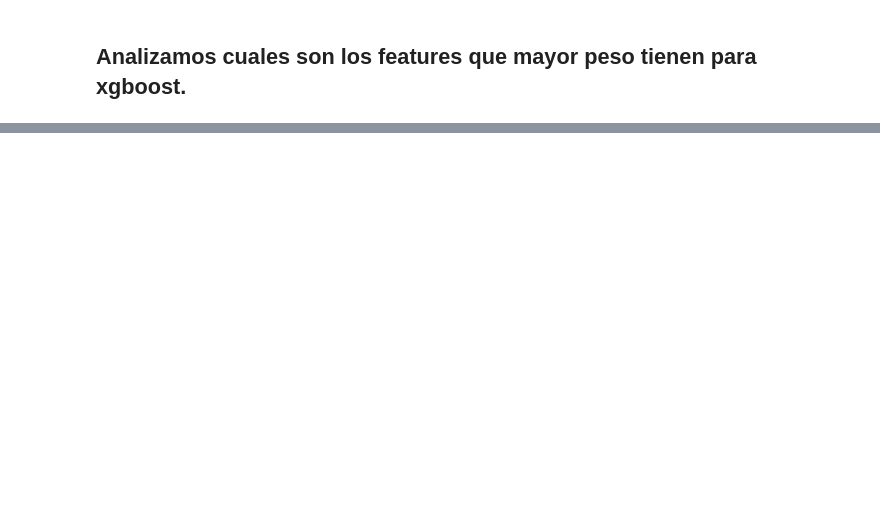
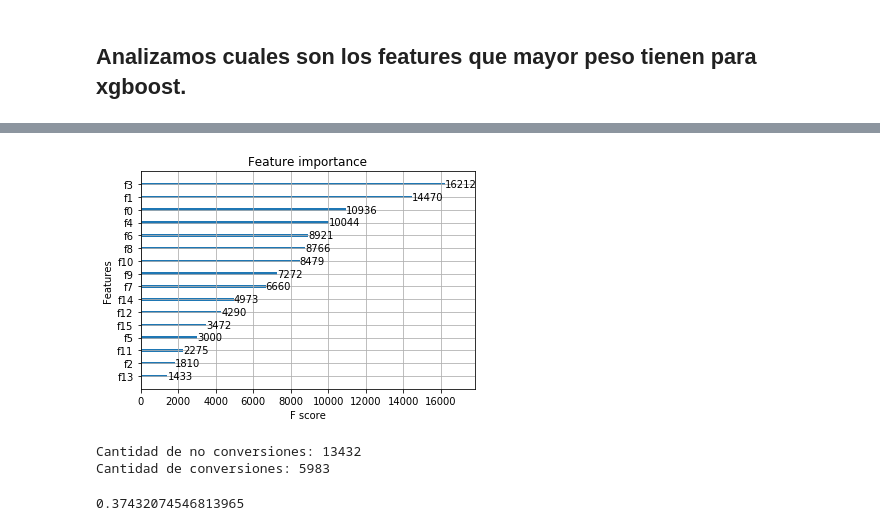
Before and after one commit to gabyrobles93/7506-TP2-MachineLearning, a Jupyter notebook: notebooks/final_model.ipynb, the cells around one changed output, grey strips where cells are left out. Cells and saved outputs as stored; diff of their text form; code cells hidden in the pictures; blank space fills up the shorter version.

```diff
--- a/notebooks/final_model.ipynb
+++ b/notebooks/final_model.ipynb
@@ -66,5 +70,5 @@ Name: label, dtype: int64
 # %%
-r_training_set = training_set.drop(training_set[training_set.label.eq(0)].sample(17500).index)
+r_training_set = training_set.drop(training_set[training_set.label.eq(0)].sample(17454).index)
 r_training_set['label'].value_counts()
 # %% [output]
 1    980
@@ -232,13 +261,14 @@ for mean, stdev, param in zip(means, stds, params):
 # %%
 xgboost = xgb.XGBClassifier(learning_rate = 0.001,\
                             n_estimators= 2000,\
-                            max_depth= 4,\
+                            max_depth= 10,\
                             min_child_weight= 2,\
-                            gamma=0.6,\
+                            gamma=0.7,\
                             subsample=0.7,\
                             colsample_bytree=0.7,\
                             objective= 'binary:logistic',\
-                            scale_pos_weight=1)
+                            scale_pos_weight=1
+                           )
 
 xgboost.fit(X_train, y_train)
 pred = (xgboost.predict_proba(X_test)[:,1])
@@ -252,7 +316,9 @@ print(xgboost.feature_importances_)
 # %%
 plot = plot_importance(xgboost)
-plot.set_yticklabels(features, fontdict=None, minor=False)
+#plot.set_yticklabels(features, fontdict=None, minor=False)
 pyplot.show()
+# %% [output]
+[figure, added]
 # %%
 xgboost = xgb.XGBClassifier(learning_rate = 0.001,\
                             n_estimators= 2000,\
@@ -270,8 +337,15 @@ submit = pd.DataFrame({'label': pred, 'person': persons})
 submit = submit[['person', 'label']]
 submit.to_csv('../submits/xgboost.csv', index=False)
 # %%
-conversiones = submit.loc[submit['label'] < 0.5]['label'].count()
+no_conversiones = submit.loc[submit['label'] < 0.5]['label'].count()
+print 'Cantidad de no conversiones: ' + str(no_conversiones)
+
+conversiones = submit.loc[submit['label'] >= 0.5]['label'].count()
 print 'Cantidad de conversiones: ' + str(conversiones)
-
-no_conversiones = submit.loc[submit['label'] >= 0.5]['label'].count()
-print 'Cantidad de no conversiones: ' + str(no_conversiones)
+# %% [output]
+Cantidad de no conversiones: 13432
+Cantidad de conversiones: 5983
+# %%
+submit['label'].mean()
+# %% [output]
+0.37432074546813965
```
Also changed, not shown: parts of 22 cells of this notebook, 4 other files.
